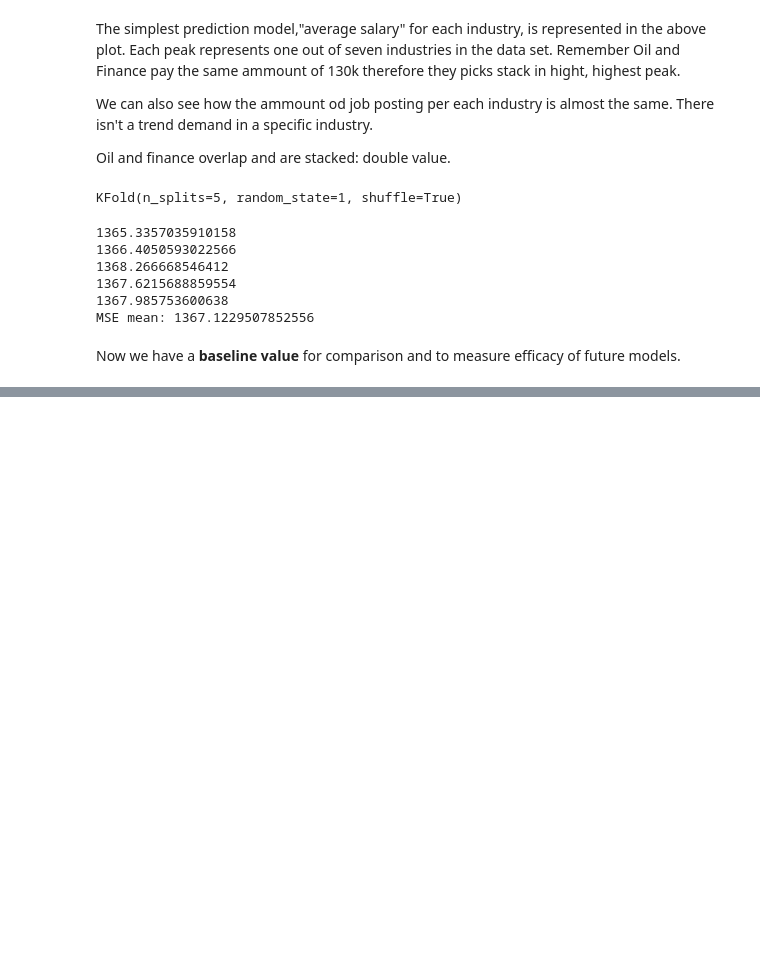
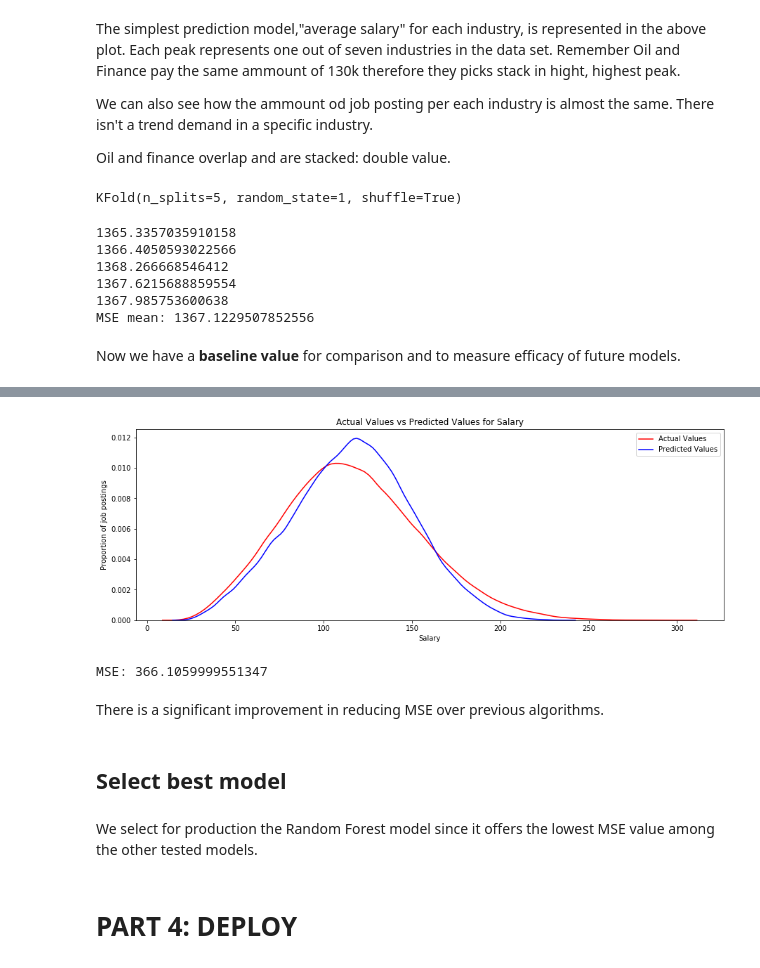
Before and after one commit to gaialeli/salarypredictionportfolio, a Jupyter notebook: Salary Prediction.ipynb, the cells around one changed output, grey strips where cells are left out. Cells and saved outputs as stored; diff of their text form; code cells hidden in the pictures; blank space fills up the shorter version.

```diff
--- a/Salary Prediction.ipynb
+++ b/Salary Prediction.ipynb
@@ -797,0 +804,6 @@ train_df.head()
+# %%
+#create a Random Forest object with hyperparameters tuned prior by hand
+rfr = RandomForestRegressor(n_estimators=60,max_depth=25, min_samples_split=60,max_features='auto',n_jobs=-1)
+# %%
+#fit data to the model
+rfr.fit(X_train,y_train)
@@ -797,0 +818,21 @@ train_df.head()
+# %%
+#get predicted values
+predict = rfr.predict(X_test)
+# %%
+#build a plot actual vs predcted values
+predict_plot(y_test, predict)
+# %% [output]
+[figure, added]
+# %%
+#calculate MSE
+mse_calc(rfr)
+# %% [output]
+MSE: 366.1059999551347
+# %% [markdown]
+There is a significant improvement in reducing MSE over previous algorithms.
+# %% [markdown]
+## Select best model
+# %% [markdown]
+We select for production the Random Forest model since it offers the lowest MSE value among the other tested models.
+# %% [markdown]
+# PART 4: DEPLOY
```
Also changed, not shown: parts of 61 cells of this notebook.
